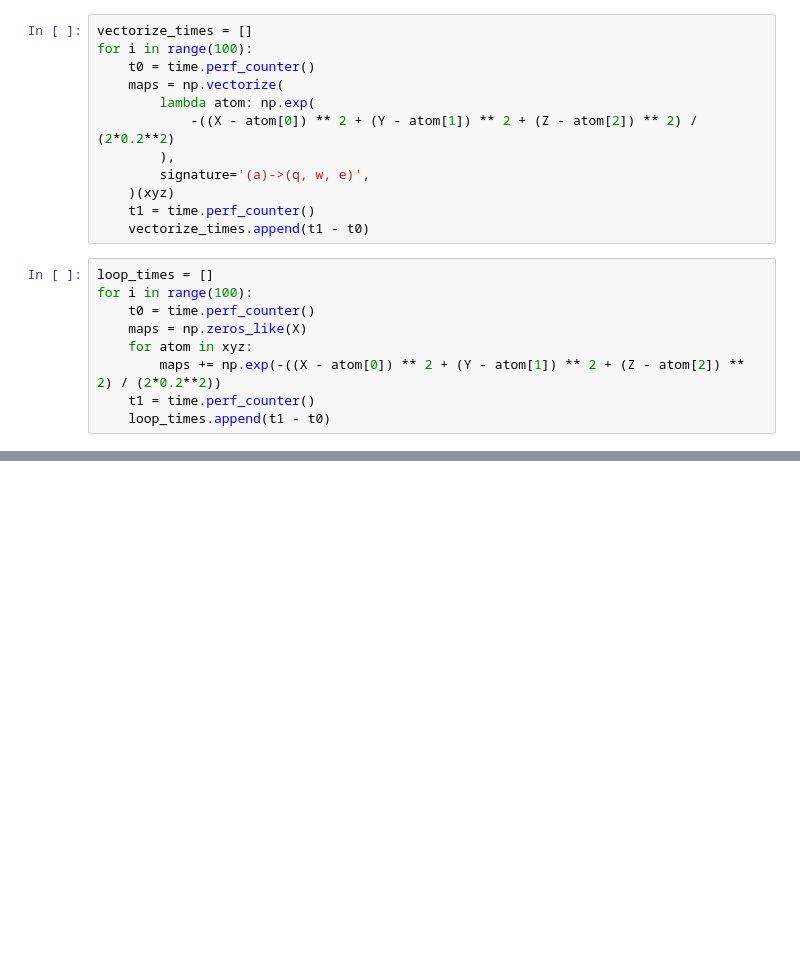
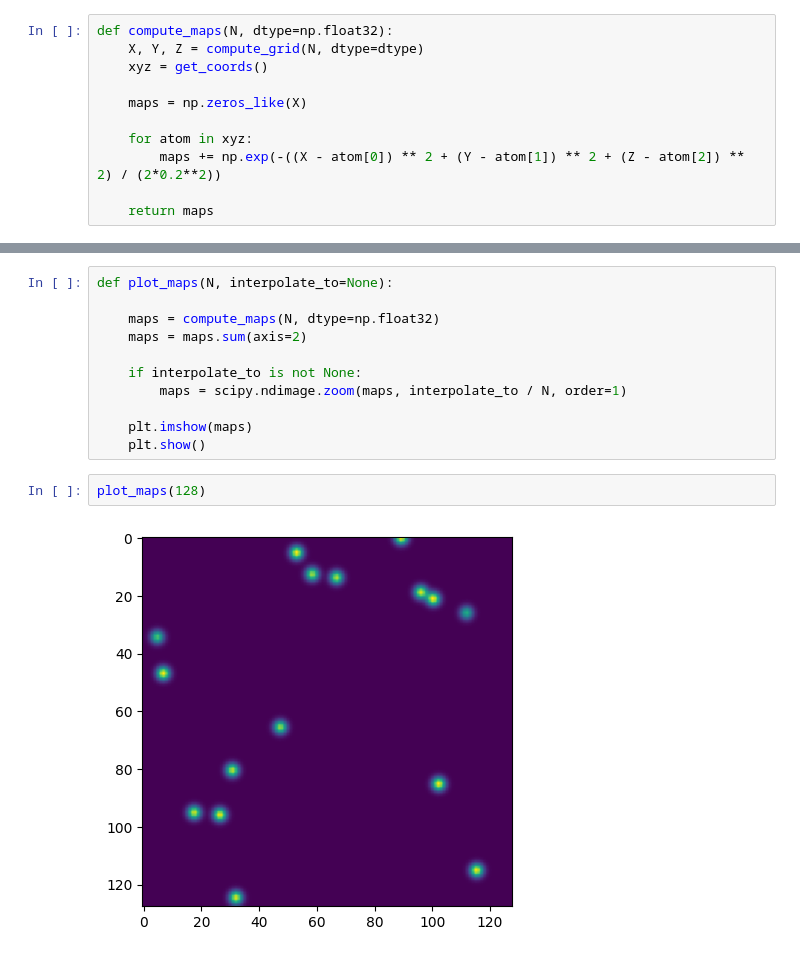
Before and after one commit to LauriKurki/molecule-net, a Jupyter notebook: notebooks/data_creation_timing.ipynb, the cells around one changed output, grey strips where cells are left out. Drawn from its saved outputs; the diff is of its cells as text; blank space fills up the shorter version.

```diff
--- a/notebooks/data_creation_timing.ipynb
+++ b/notebooks/data_creation_timing.ipynb
@@ -16,21 +26,11 @@ xyz[:, 2] = xyz[:, 2] * 2 - 2
 # %%
-vectorize_times = []
-for i in range(100):
-    t0 = time.perf_counter()
-    maps = np.vectorize(
-        lambda atom: np.exp(
-            -((X - atom[0]) ** 2 + (Y - atom[1]) ** 2 + (Z - atom[2]) ** 2) / (2*0.2**2)
-        ),
-        signature='(a)->(q, w, e)',
-    )(xyz)
-    t1 = time.perf_counter()
-    vectorize_times.append(t1 - t0)
+def compute_maps(N, dtype=np.float32):
+    X, Y, Z = compute_grid(N, dtype=dtype)
+    xyz = get_coords()
+
+    maps = np.zeros_like(X)
+
+    for atom in xyz:
+        maps += np.exp(-((X - atom[0]) ** 2 + (Y - atom[1]) ** 2 + (Z - atom[2]) ** 2) / (2*0.2**2))
+
+    return maps
-# %%
-loop_times = []
-for i in range(100):
-    t0 = time.perf_counter()
-    maps = np.zeros_like(X)
-    for atom in xyz:
-        maps += np.exp(-((X - atom[0]) ** 2 + (Y - atom[1]) ** 2 + (Z - atom[2]) ** 2) / (2*0.2**2))
-    t1 = time.perf_counter()
-    loop_times.append(t1 - t0)
@@ -42,0 +41,15 @@ loop times: 0.108 ± 0.002
+# %%
+def plot_maps(N, interpolate_to=None):
+
+    maps = compute_maps(N, dtype=np.float32)
+    maps = maps.sum(axis=2)
+
+    if interpolate_to is not None:
+        maps = scipy.ndimage.zoom(maps, interpolate_to / N, order=1)
+
+    plt.imshow(maps)
+    plt.show()
+# %%
+plot_maps(128)
+# %% [output]
+[figure, added]
```
Also changed, not shown: parts of 7 cells of this notebook.
